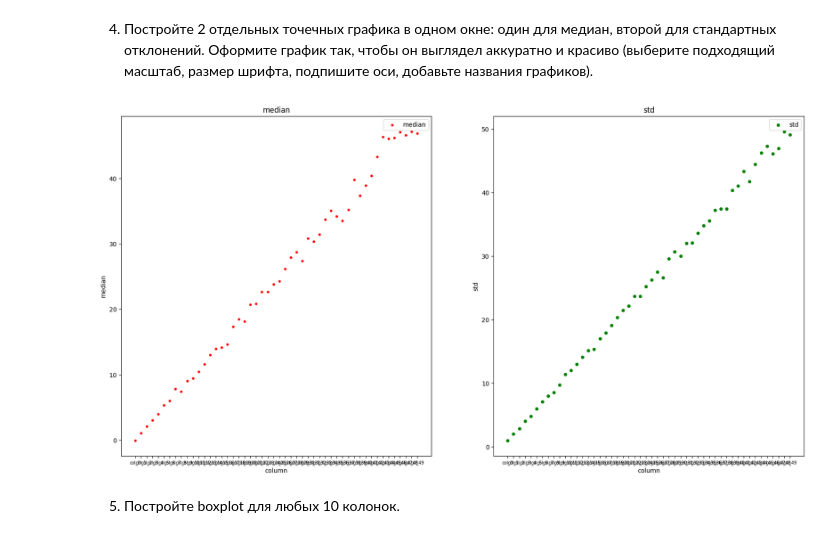
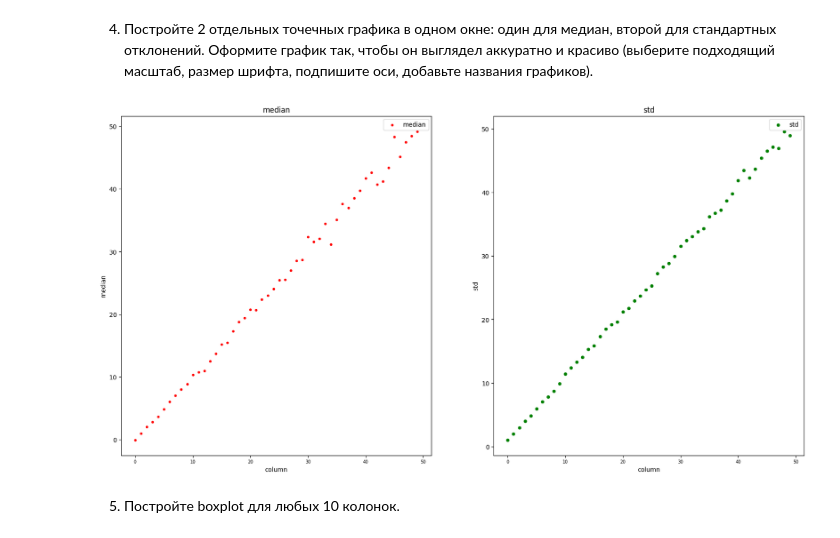
Before and after one commit to BROsandr/IUS, a Jupyter notebook: lab3/Lab3_task.ipynb, the cells around one changed output. Cells and saved outputs as stored; diff of their text form; code cells hidden in the pictures.

```diff
--- a/lab3/Lab3_task.ipynb
+++ b/lab3/Lab3_task.ipynb
@@ -303,32 +303,32 @@ result
 # %%
 # напишите здесь ваш код
 import matplotlib
 
 matplotlib.rc('xtick', labelsize=7)
 
 plt.figure(figsize = (20,10))
 
 plt.subplot(1,2,1)
 
-plt.scatter(result.columns, result.loc['median'], color='red', s=10, label='median')
+plt.scatter(np.arange(0, len(result.columns)), result.loc['median'], color='red', s=10, label='median')
 
 plt.title('median')
 plt.xlabel('column')
 plt.ylabel('median')
 plt.legend()
 
 plt.subplot(1,2,2)
 
-plt.scatter(result.columns, result.loc['std'], color='green', s=20, label='std')
+plt.scatter(np.arange(0, len(result.columns)), result.loc['std'], color='green', s=20, label='std')
 
 plt.title('std')
 plt.xlabel('column')
 plt.ylabel('std')
 plt.legend()
 
 plt.show()
 # %% [output]
-[figure, old version]
+[figure, new version]
 # %% [markdown]
 5. Постройте boxplot для любых 10 колонок.
 # %%
```
Also changed, not shown: parts of 16 cells of this notebook.
